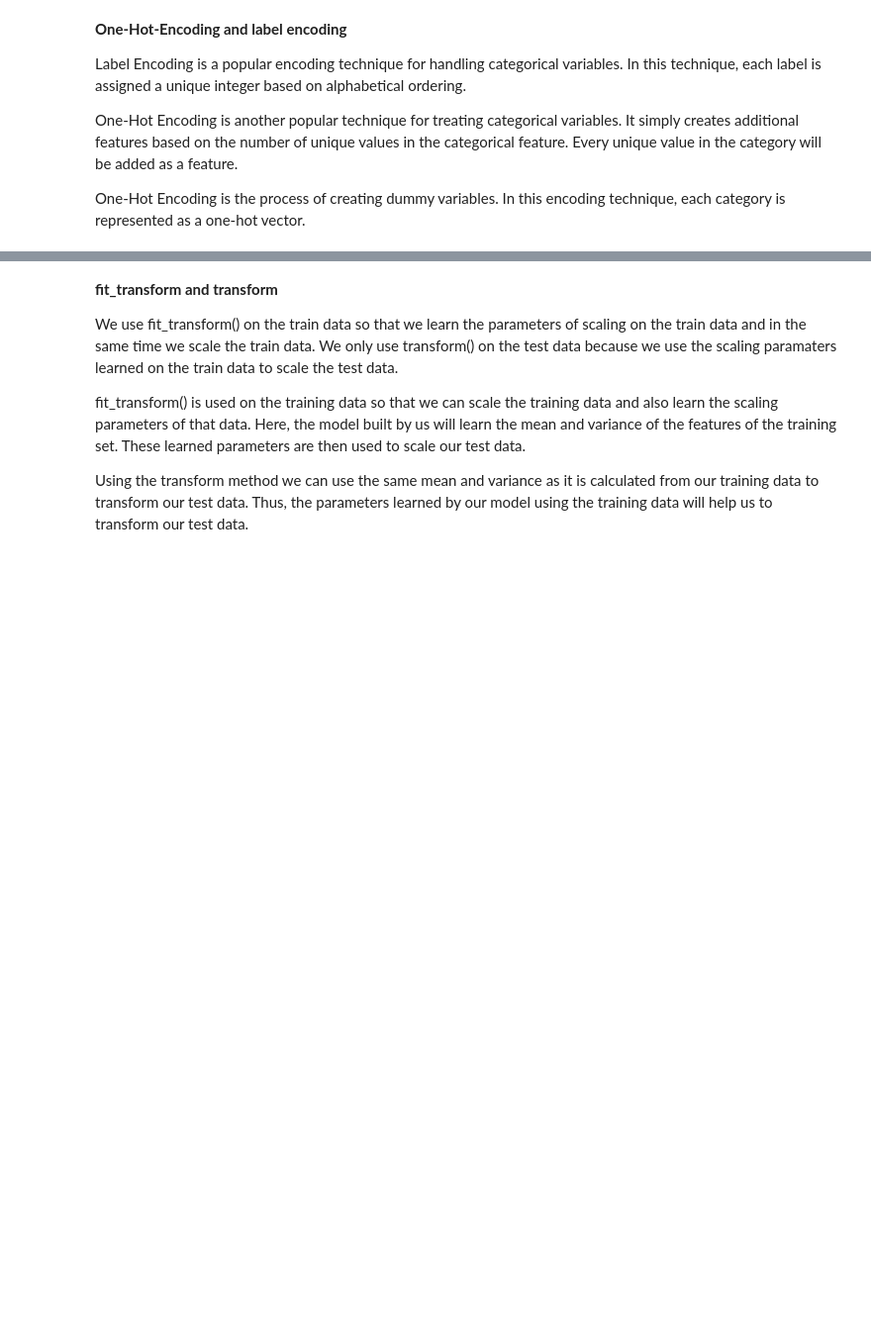
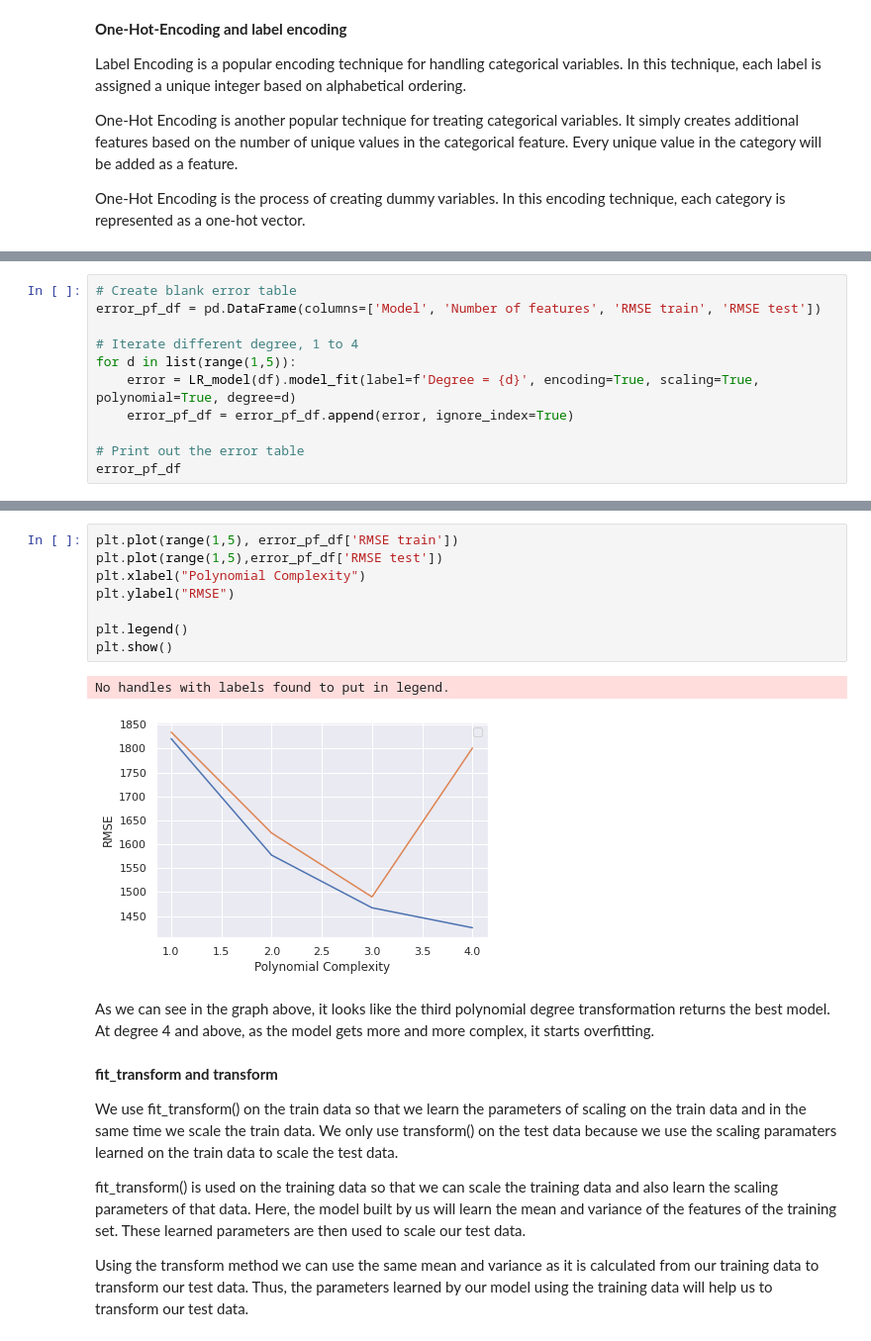
Before and after one commit to kston/ford_regression_regularization, a Jupyter notebook: Ford_Dataset_Linear_Regr_and_Regul.ipynb, the cells around one changed output, grey strips where cells are left out. Shown at 99% size. Drawn from its saved outputs; the diff is of its cells as text; blank space fills up the shorter version.

```diff
--- a/Ford_Dataset_Linear_Regr_and_Regul.ipynb
+++ b/Ford_Dataset_Linear_Regr_and_Regul.ipynb
@@ -773,0 +787,11 @@ One-Hot Encoding is the process of creating dummy variables. In this encoding te
+# %%
+# Create blank error table
+error_pf_df = pd.DataFrame(columns=['Model', 'Number of features', 'RMSE train', 'RMSE test'])
+
+# Iterate different degree, 1 to 4
+for d in list(range(1,5)):
+    error = LR_model(df).model_fit(label=f'Degree = {d}', encoding=True, scaling=True, polynomial=True, degree=d)
+    error_pf_df = error_pf_df.append(error, ignore_index=True)
+
+# Print out the error table
+error_pf_df
@@ -774,3 +804,16 @@ One-Hot Encoding is the process of creating dummy variables. In this encoding te
+# %%
+plt.plot(range(1,5), error_pf_df['RMSE train'])
+plt.plot(range(1,5),error_pf_df['RMSE test'])
+plt.xlabel("Polynomial Complexity")
+plt.ylabel("RMSE")
+
+plt.legend()
+plt.show()
+# %% [output]
+No handles with labels found to put in legend.
+[figure, added]
+# %% [markdown]
+As we can see in the graph above, it looks like the third polynomial degree transformation returns the best model. At degree 4 and above, as the model gets more and more complex, it starts overfitting.
 # %% [markdown]
 **fit_transform and transform**
 
```
Also changed, not shown: parts of 22 cells of this notebook.
